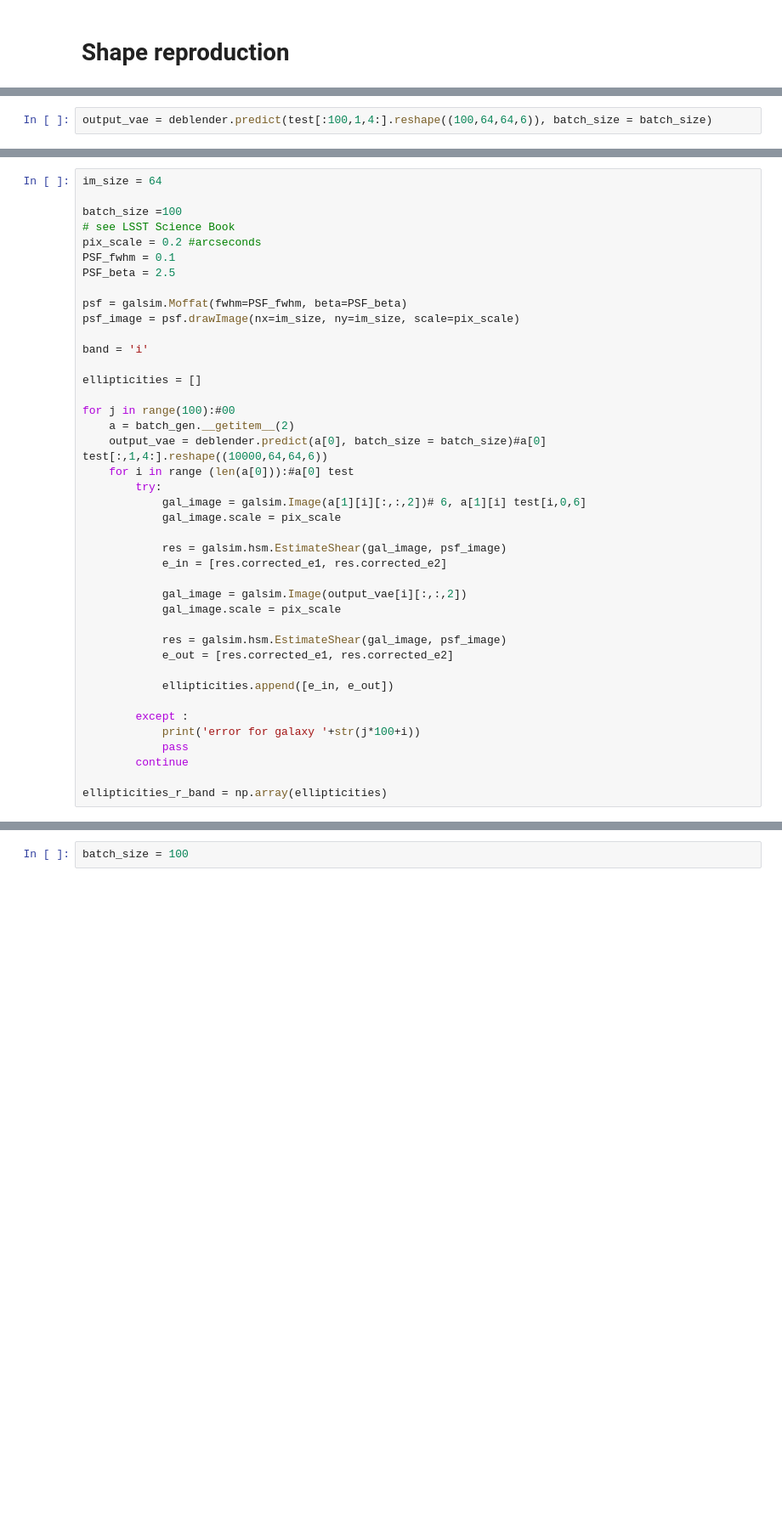
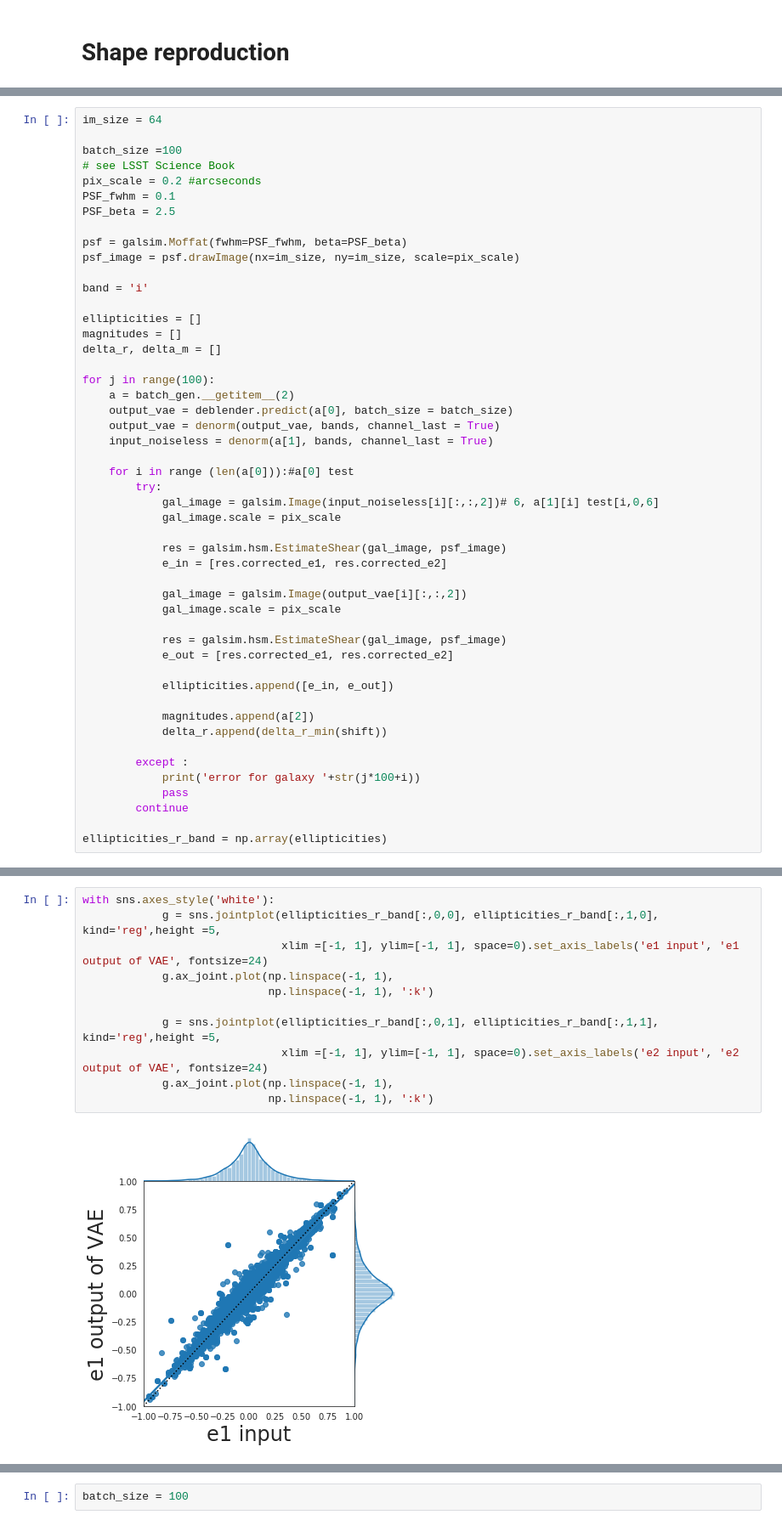
Before and after one commit to LSSTDESC/DeblenderVAE, a Jupyter notebook: notebooks/Deblender/Plots_Deblender-LSST.ipynb, the cells around one changed output, grey strips where cells are left out. Shown at 85% size. Saved outputs shown, nothing was run; the diff lists cells and outputs as text; blank space fills up the shorter version.

```diff
--- a/notebooks/Deblender/Plots_Deblender-LSST.ipynb
+++ b/notebooks/Deblender/Plots_Deblender-LSST.ipynb
@@ -471,2 +233,0 @@ plt.imshow(test[i,0,6].reshape((64,64)))
-# %%
-output_vae = deblender.predict(test[:100,1,4:].reshape((100,64,64,6)), batch_size = batch_size)
@@ -490,13 +246,18 @@ psf_image = psf.drawImage(nx=im_size, ny=im_size, scale=pix_scale)
 band = 'i'
 
 ellipticities = []
+magnitudes = []
+delta_r, delta_m = []
 
-for j in range(100):#00
+for j in range(100):
     a = batch_gen.__getitem__(2)
-    output_vae = deblender.predict(a[0], batch_size = batch_size)#a[0] test[:,1,4:].reshape((10000,64,64,6))
+    output_vae = deblender.predict(a[0], batch_size = batch_size)
+    output_vae = denorm(output_vae, bands, channel_last = True)
+    input_noiseless = denorm(a[1], bands, channel_last = True)
+
     for i in range (len(a[0])):#a[0] test
         try:
-            gal_image = galsim.Image(a[1][i][:,:,2])# 6, a[1][i] test[i,0,6]
+            gal_image = galsim.Image(input_noiseless[i][:,:,2])# 6, a[1][i] test[i,0,6]
             gal_image.scale = pix_scale
 
             res = galsim.hsm.EstimateShear(gal_image, psf_image)
@@ -510,6 +271,9 @@ for j in range(100):#00
 
             ellipticities.append([e_in, e_out])
 
+            magnitudes.append(a[2])
+            delta_r.append(delta_r_min(shift))
+
         except :
             print('error for galaxy '+str(j*100+i))
             pass
@@ -540,0 +305,13 @@ for i in range(2):
+# %%
+with sns.axes_style('white'):
+            g = sns.jointplot(ellipticities_r_band[:,0,0], ellipticities_r_band[:,1,0], kind='reg',height =5,
+                              xlim =[-1, 1], ylim=[-1, 1], space=0).set_axis_labels('e1 input', 'e1 output of VAE', fontsize=24)
+            g.ax_joint.plot(np.linspace(-1, 1),
+                            np.linspace(-1, 1), ':k')
+
+            g = sns.jointplot(ellipticities_r_band[:,0,1], ellipticities_r_band[:,1,1], kind='reg',height =5,
+                              xlim =[-1, 1], ylim=[-1, 1], space=0).set_axis_labels('e2 input', 'e2 output of VAE', fontsize=24)
+            g.ax_joint.plot(np.linspace(-1, 1),
+                            np.linspace(-1, 1), ':k')
+# %% [output]
+[figure, added]
```
Also changed, not shown: parts of 35 cells of this notebook.
